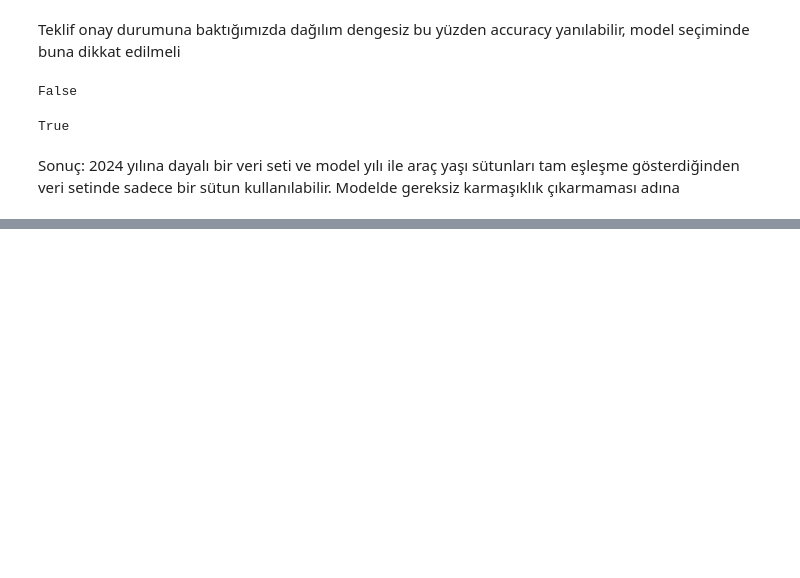
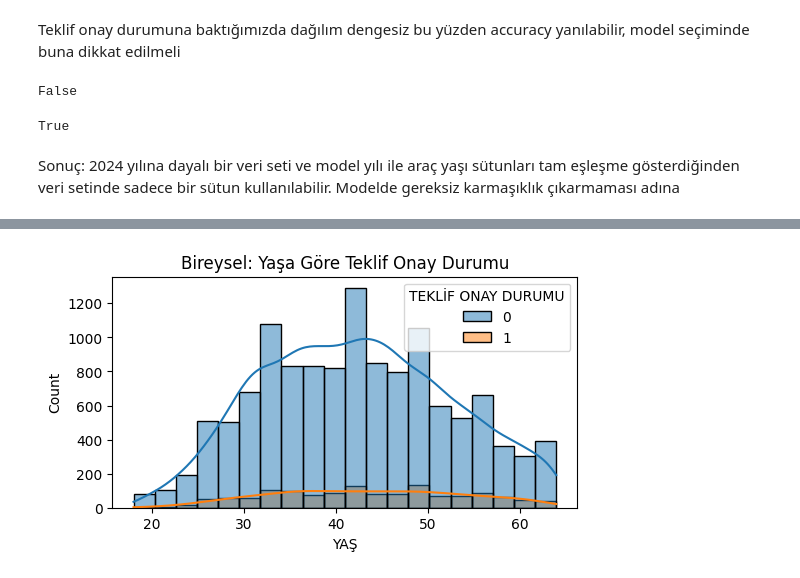
Before and after one commit to incieryilmazz/Insurance--Project, a Jupyter notebook: EDA.ipynb, the cells around one changed output, grey strips where cells are left out. Saved outputs shown, nothing was run; the diff lists cells and outputs as text; code cells hidden in the pictures; blank space fills up the shorter version.

```diff
--- a/EDA.ipynb
+++ b/EDA.ipynb
@@ -339,0 +486,7 @@ Index: []
+# %%
+plt.figure(figsize=(6,3))
+sns.histplot(data=df_bireysel, x="YAŞ", hue="TEKLİF ONAY DURUMU", bins=20, kde=True)
+plt.title("Bireysel: Yaşa Göre Teklif Onay Durumu")
+plt.show()
+# %% [output]
+[figure, added]
```
Also changed, not shown: parts of 58 cells of this notebook, 1 other file.
